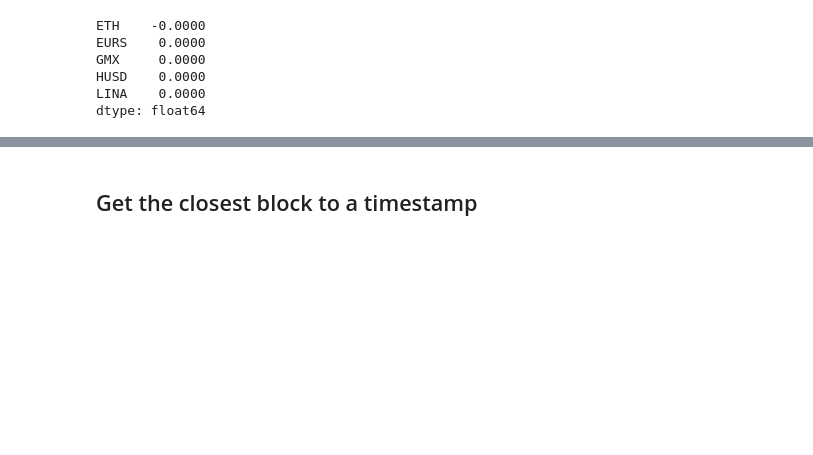
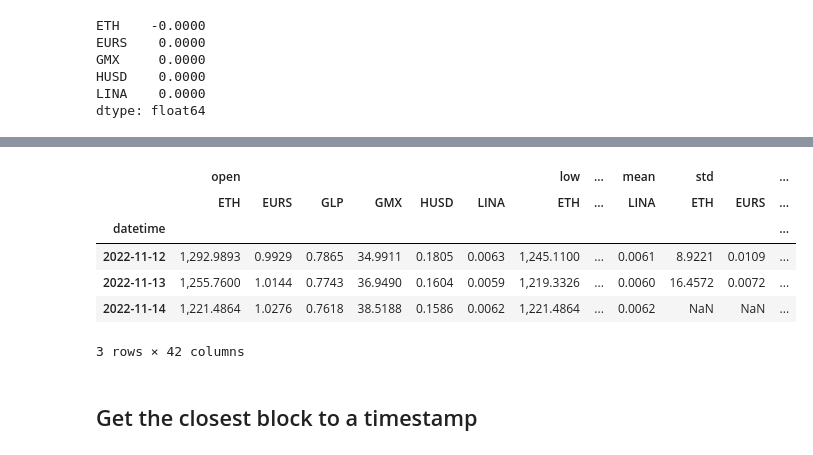
Before and after one commit to coindataschool/defillama2, a Jupyter notebook: notebooks/defillama_api_coins.ipynb, the cells around one changed output, grey strips where cells are left out. Saved outputs shown, nothing was run; the diff lists cells and outputs as text; code cells hidden in the pictures; blank space fills up the shorter version.

```diff
--- a/notebooks/defillama_api_coins.ipynb
+++ b/notebooks/defillama_api_coins.ipynb
@@ -136,3 +169,14 @@ dtype: float64
+# %%
+df = obj.get_tokens_hist_prices(dd, start='2022-11-12', end='2022-11-14', freq='daily')
+df.tail()
+# %% [output]
+|  | open |  |  |  |  |  | low | ... | mean | std |  | ... |
+|  | ETH | EURS | GLP | GMX | HUSD | LINA | ETH | ... | LINA | ETH | EURS | ... |
+| datetime |  |  |  |  |  |  |  |  |  |  |  | ... |
+| 2022-11-12 | 1,292.9893 | 0.9929 | 0.7865 | 34.9911 | 0.1805 | 0.0063 | 1,245.1100 | ... | 0.0061 | 8.9221 | 0.0109 | ... |
+| 2022-11-13 | 1,255.7600 | 1.0144 | 0.7743 | 36.9490 | 0.1604 | 0.0059 | 1,219.3326 | ... | 0.0060 | 16.4572 | 0.0072 | ... |
+| 2022-11-14 | 1,221.4864 | 1.0276 | 0.7618 | 38.5188 | 0.1586 | 0.0062 | 1,221.4864 | ... | 0.0062 | NaN | NaN | ... |
+3 rows × 42 columns
 # %% [markdown]
 ## Get the closest block to a timestamp
 # %%
```
Also changed, not shown: parts of 7 cells of this notebook.
